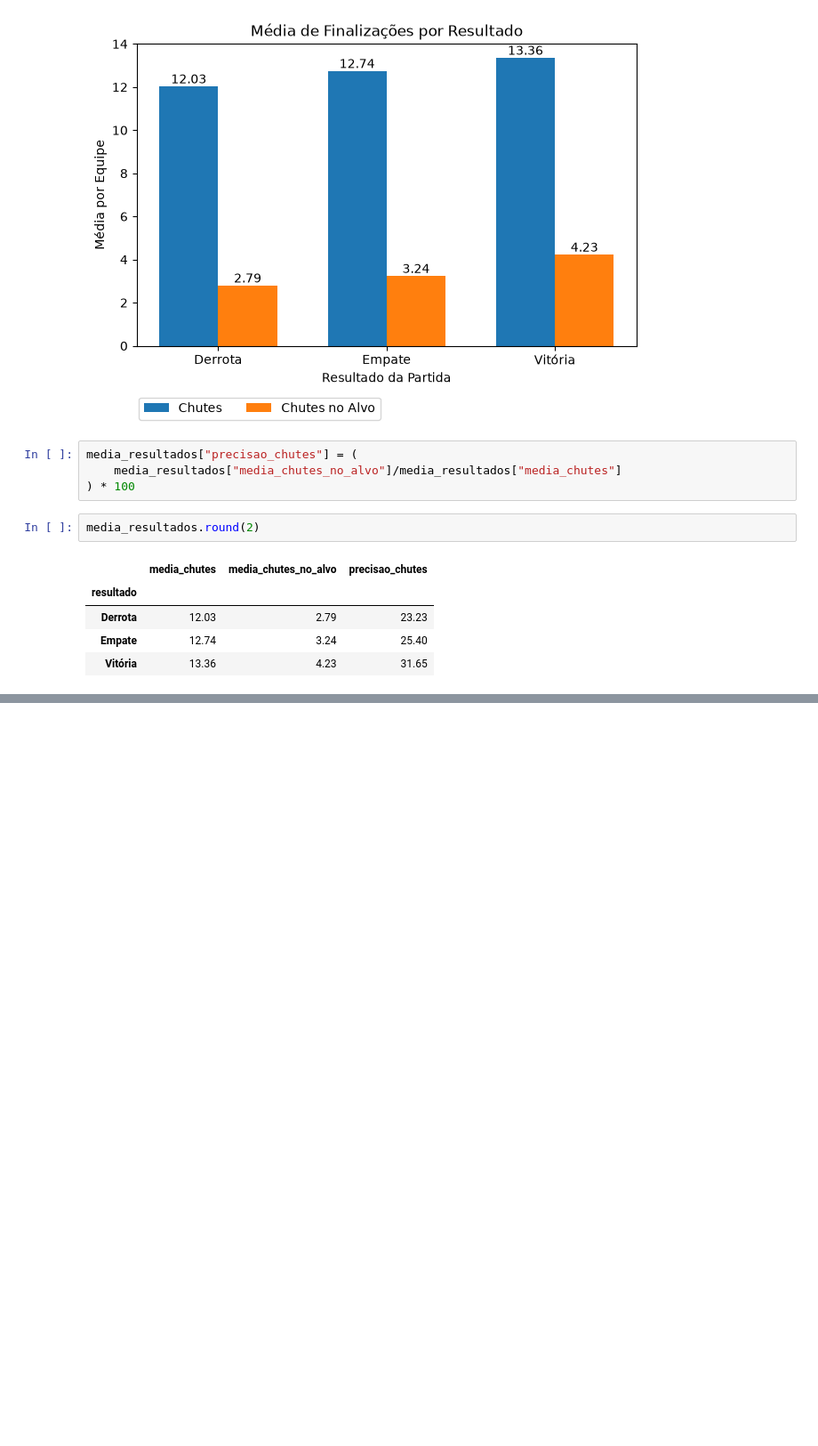
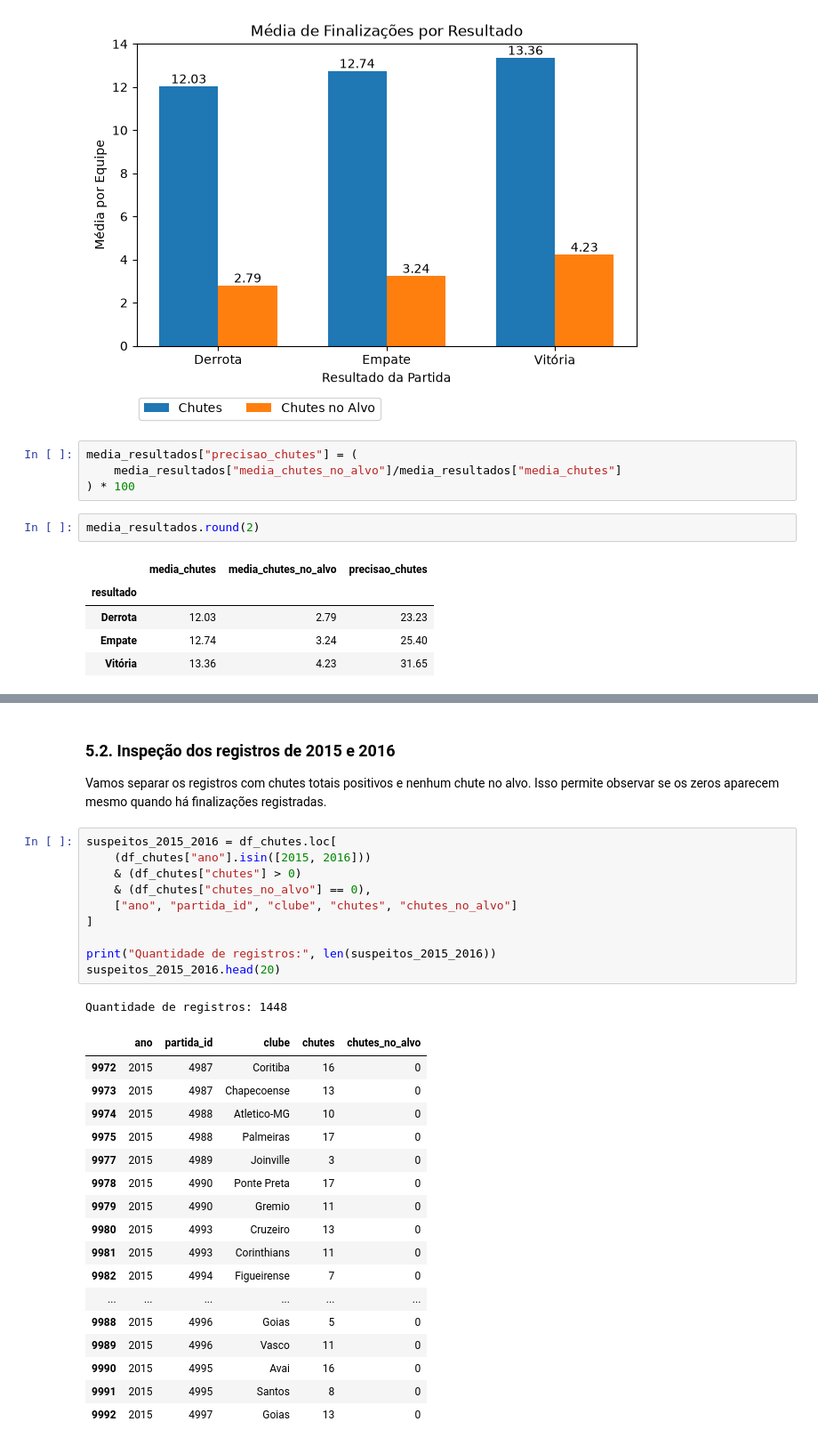
Before and after one commit to LuizFernand018/brasileirao-analytics, a Jupyter notebook: notebooks/01_exploracao_inicial.ipynb, the cells around one changed output, grey strips where cells are left out. Shown at 89% size. Saved outputs shown, nothing was run; the diff lists cells and outputs as text; blank space fills up the shorter version.

```diff
--- a/notebooks/01_exploracao_inicial.ipynb
+++ b/notebooks/01_exploracao_inicial.ipynb
@@ -1027,0 +1090,33 @@ Em comparação, as equipes derrotadas registraram precisão de 23.23%. Esses re
+# %% [markdown]
+### 5.2. Inspeção dos registros de 2015 e 2016
+
+Vamos separar os registros com chutes totais positivos e nenhum chute no alvo. Isso permite observar se os zeros aparecem mesmo quando há finalizações registradas.
+# %%
+suspeitos_2015_2016 = df_chutes.loc[
+    (df_chutes["ano"].isin([2015, 2016]))
+    & (df_chutes["chutes"] > 0)
+    & (df_chutes["chutes_no_alvo"] == 0),
+    ["ano", "partida_id", "clube", "chutes", "chutes_no_alvo"]
+]
+
+print("Quantidade de registros:", len(suspeitos_2015_2016))
+suspeitos_2015_2016.head(20)
+# %% [output]
+Quantidade de registros: 1448
+|  | ano | partida_id | clube | chutes | chutes_no_alvo |
+| 9972 | 2015 | 4987 | Coritiba | 16 | 0 |
+| 9973 | 2015 | 4987 | Chapecoense | 13 | 0 |
+| 9974 | 2015 | 4988 | Atletico-MG | 10 | 0 |
+| 9975 | 2015 | 4988 | Palmeiras | 17 | 0 |
+| 9977 | 2015 | 4989 | Joinville | 3 | 0 |
+| 9978 | 2015 | 4990 | Ponte Preta | 17 | 0 |
+| 9979 | 2015 | 4990 | Gremio | 11 | 0 |
+| 9980 | 2015 | 4993 | Cruzeiro | 13 | 0 |
+| 9981 | 2015 | 4993 | Corinthians | 11 | 0 |
+| 9982 | 2015 | 4994 | Figueirense | 7 | 0 |
+| ... | ... | ... | ... | ... | ... |
+| 9988 | 2015 | 4996 | Goias | 5 | 0 |
+| 9989 | 2015 | 4996 | Vasco | 11 | 0 |
+| 9990 | 2015 | 4995 | Avai | 16 | 0 |
+| 9991 | 2015 | 4995 | Santos | 8 | 0 |
+| 9992 | 2015 | 4997 | Goias | 13 | 0 |
```
Also changed, not shown: parts of 18 cells of this notebook.
